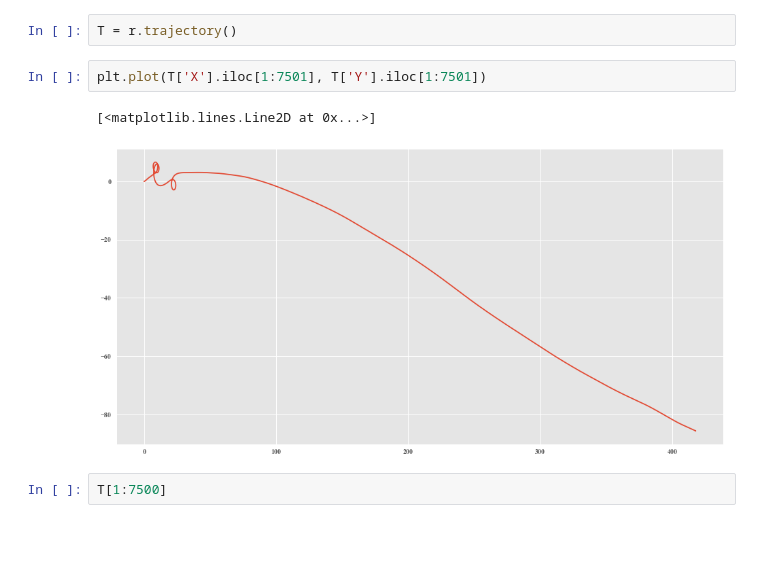
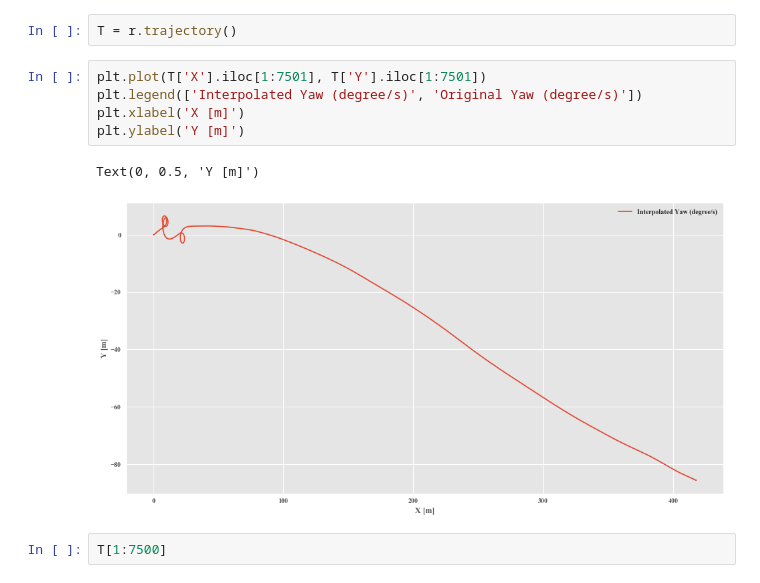
Before and after one commit to jmscslgroup/strym, a Jupyter notebook: notebook/strymread_example.ipynb, the cells around one changed output. Cells and saved outputs as stored; diff of their text form; blank space fills up the shorter version.

```diff
--- a/notebook/strymread_example.ipynb
+++ b/notebook/strymread_example.ipynb
@@ -92,9 +96,12 @@ plt.legend(['Interpolated Yaw', 'Original Yaw'])
 T = r.trajectory()
 # %%
 plt.plot(T['X'].iloc[1:7501], T['Y'].iloc[1:7501])
+plt.legend(['Interpolated Yaw (degree/s)', 'Original Yaw (degree/s)'])
+plt.xlabel('X [m]')
+plt.ylabel('Y [m]')
 # %% [output]
-[<matplotlib.lines.Line2D at 0x...>]
+Text(0, 0.5, 'Y [m]')
-[figure, old version]
+[figure, new version]
 # %%
 T[1:7500]
 # %% [output]
```
Also changed, not shown: parts of 4 cells of this notebook.
